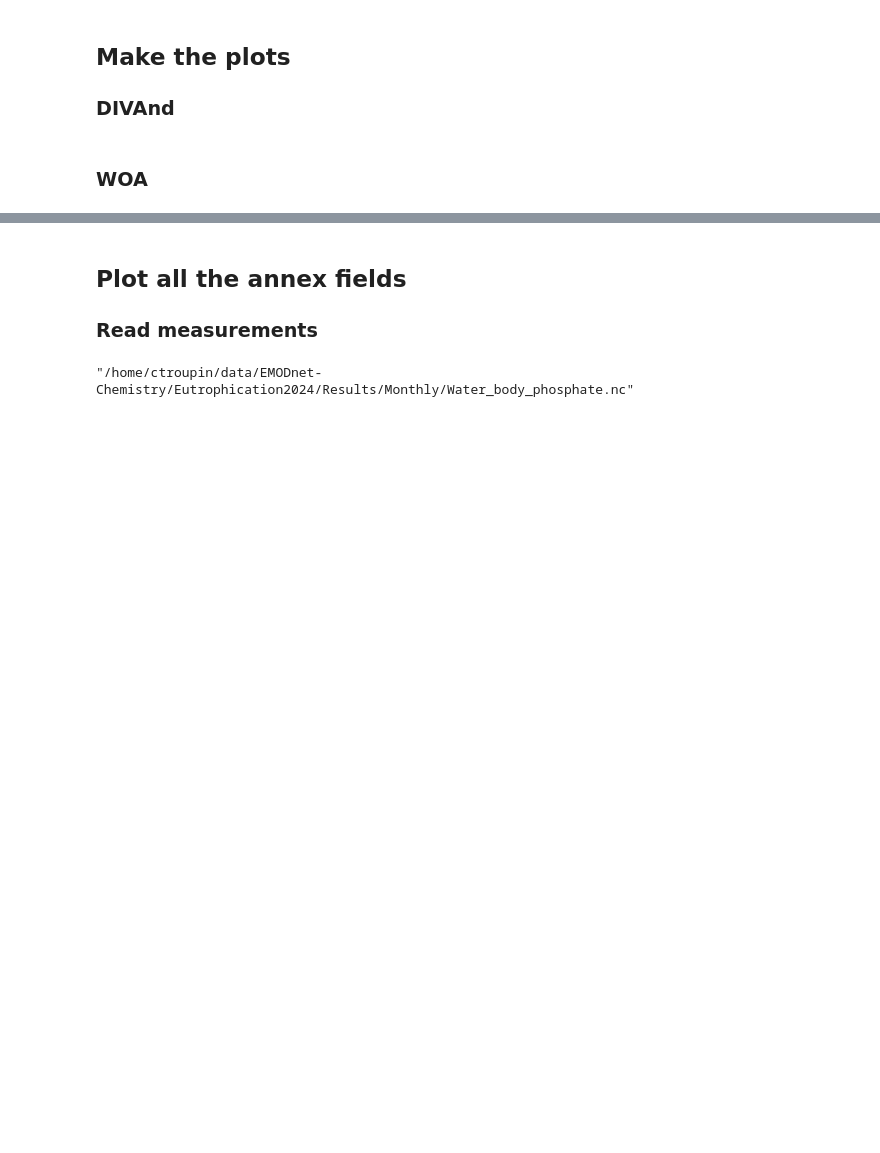
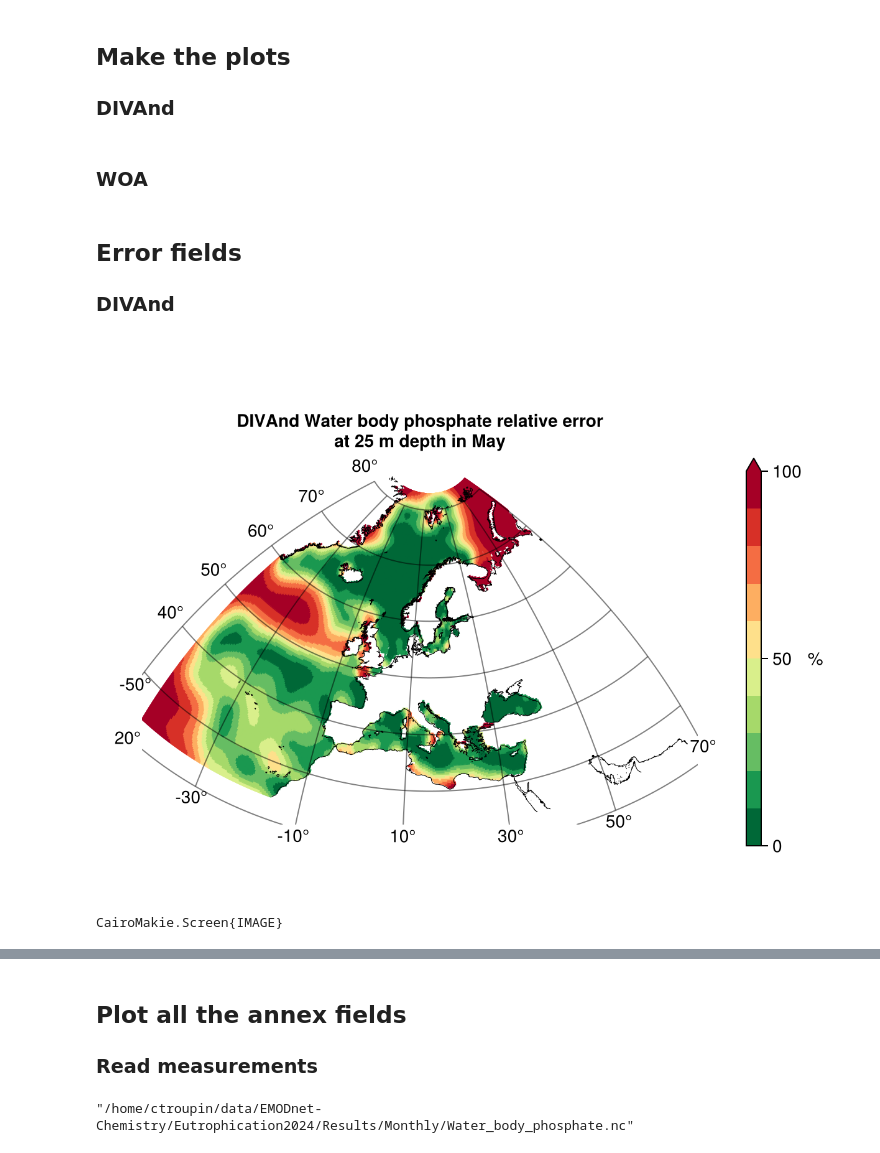
Before and after one commit to gher-uliege/EMODnet-Chemistry-GriddedMaps, a Jupyter notebook: src/plot_results.ipynb, the cells around one changed output, grey strips where cells are left out. Drawn from its saved outputs; the diff is of its cells as text; code cells hidden in the pictures; blank space fills up the shorter version.

```diff
--- a/src/plot_results.ipynb
+++ b/src/plot_results.ipynb
@@ -39,6 +31,7 @@ enable_autoformat()
 - Water_body_silicate
 # %%
 varname = "Water_body_dissolved_oxygen_concentration"
+varname = "Water_body_phosphate"
 depth2plot = 25
 month2plot = 5
 cmap = cgrad(:RdYlBu, rev = true)
@@ -113,3 +109,13 @@ f2, ga2, hm2 = plot_field_var(
     vmax = 375.0,
 )
 save(joinpath(figdir, "$(varname)_depth-$(depth2plot)_month-$(month2plot)_WOA.png"), f2)
+# %% [markdown]
+## Error fields
+### DIVAnd
+# %%
+include("./config.jl")
+f1, ga1, hm1 = plot_error_field(varname, lon, lat, error, depth2plot, month2plot, "DIVAnd")
+display(f1)
+# %% [output]
+[figure, added]
+CairoMakie.Screen{IMAGE}
```
Also changed, not shown: parts of 10 cells of this notebook, 5 other files.
